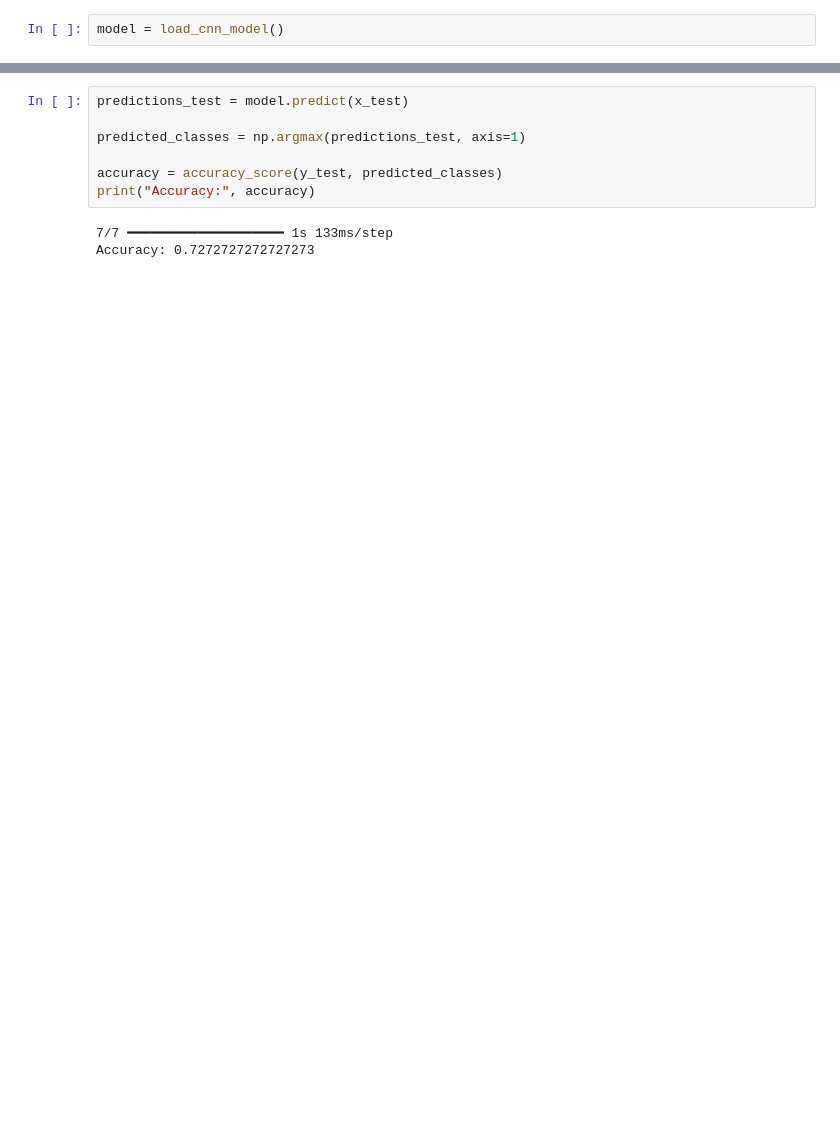
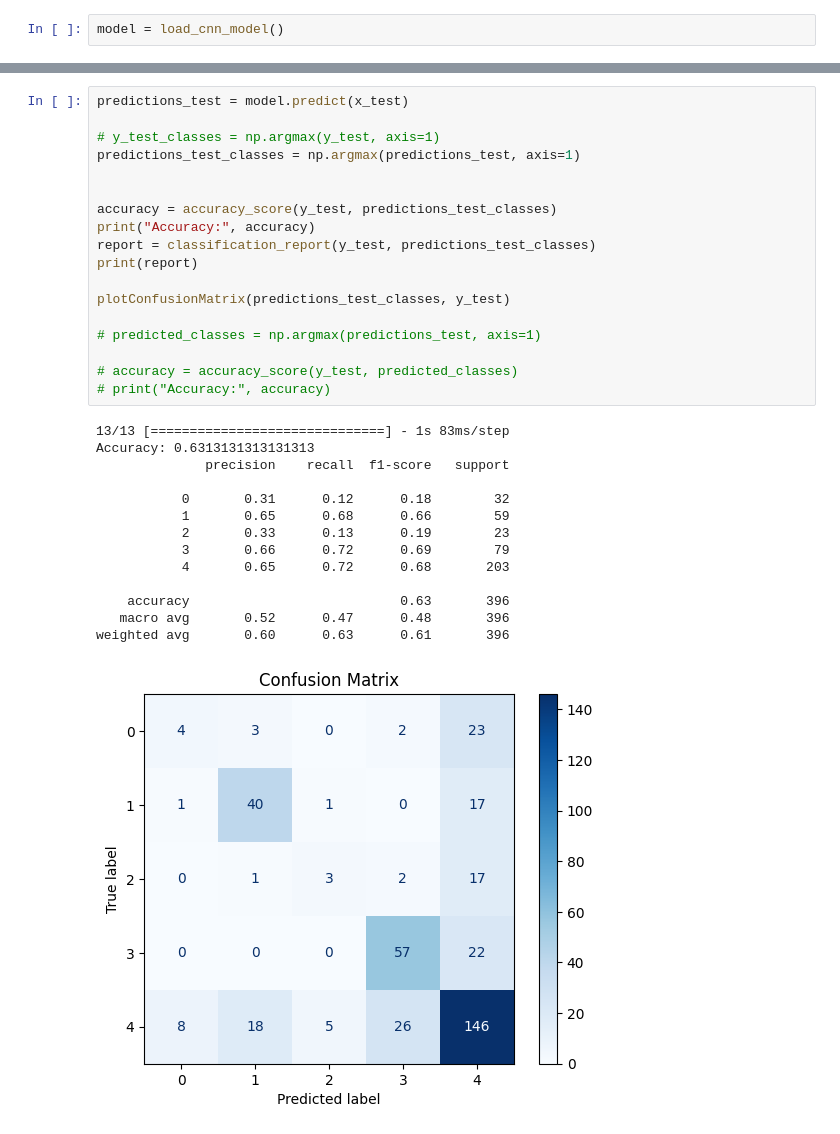
Before and after one commit to BoykoPetevBoev/Stock-Market-Prediction, a Jupyter notebook: src/models/cnn_v3/cnn_model.ipynb, the cells around one changed output, grey strips where cells are left out. Cells and saved outputs as stored; diff of their text form; blank space fills up the shorter version.

```diff
--- a/src/models/cnn_v3/cnn_model.ipynb
+++ b/src/models/cnn_v3/cnn_model.ipynb
@@ -194,13 +241,36 @@ Accuracy: 1.0
 # %%
 predictions_test = model.predict(x_test)
 
-predicted_classes = np.argmax(predictions_test, axis=1)
+# y_test_classes = np.argmax(y_test, axis=1)
+predictions_test_classes = np.argmax(predictions_test, axis=1)
 
-accuracy = accuracy_score(y_test, predicted_classes)
+
+accuracy = accuracy_score(y_test, predictions_test_classes)
 print("Accuracy:", accuracy)
+report = classification_report(y_test, predictions_test_classes)
+print(report)
+
+plotConfusionMatrix(predictions_test_classes, y_test)
+
+# predicted_classes = np.argmax(predictions_test, axis=1)
+
+# accuracy = accuracy_score(y_test, predicted_classes)
+# print("Accuracy:", accuracy)
 # %% [output]
-7/7 ━━━━━━━━━━━━━━━━━━━━ 1s 133ms/step
-Accuracy: 0.7272727272727273
+13/13 [==============================] - 1s 83ms/step
+Accuracy: 0.6313131313131313
+              precision    recall  f1-score   support
+
+           0       0.31      0.12      0.18        32
+           1       0.65      0.68      0.66        59
+           2       0.33      0.13      0.19        23
+           3       0.66      0.72      0.69        79
+           4       0.65      0.72      0.68       203
+
+    accuracy                           0.63       396
+   macro avg       0.52      0.47      0.48       396
+weighted avg       0.60      0.63      0.61       396
+[figure, added]
 # %%
 predictions = model.predict(x_predict)
 
```
Also changed, not shown: parts of 10 cells of this notebook, 11 other files.
